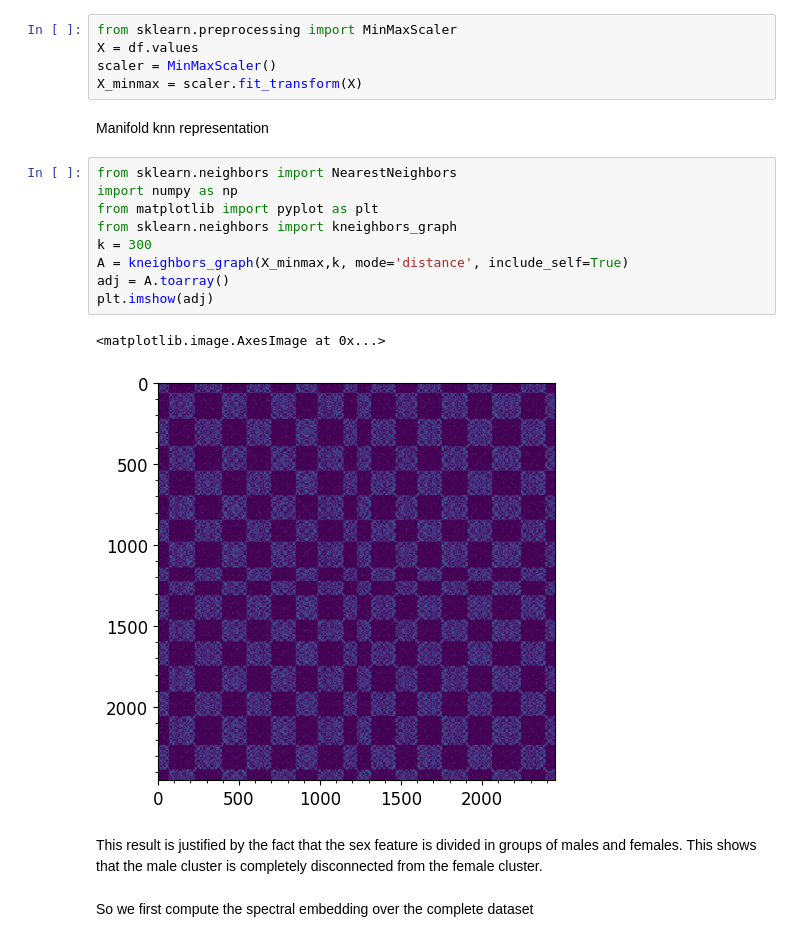
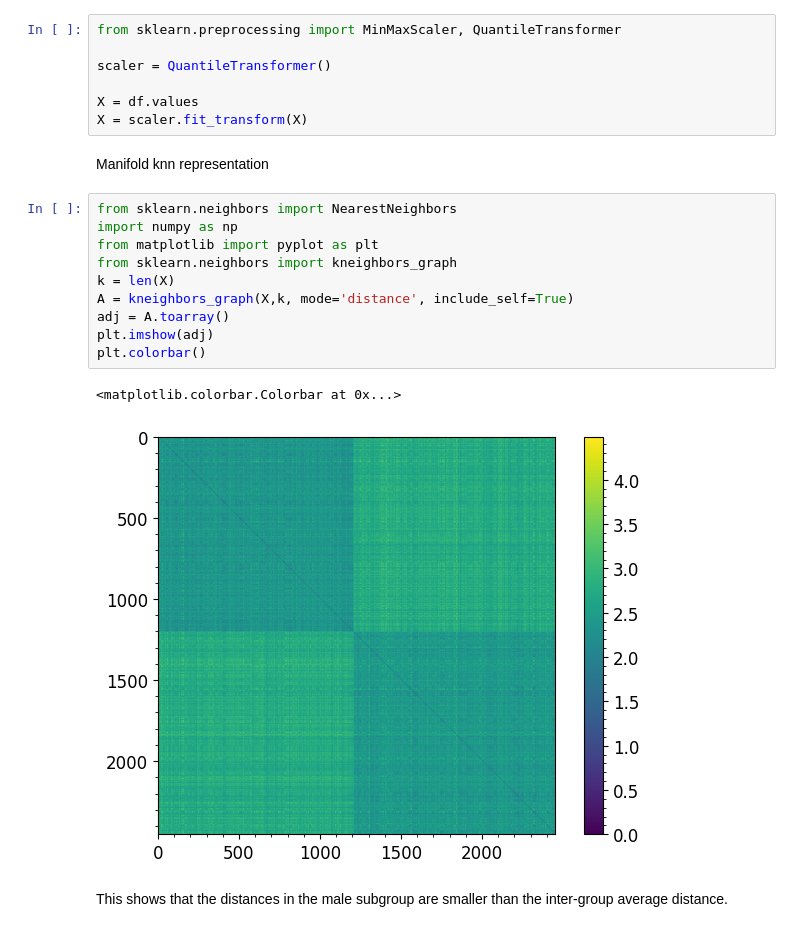
Before and after one commit to djanloo/dynamiting, a Jupyter notebook: mde.ipynb, the cells around one changed output. Cells and saved outputs as stored; diff of their text form.

```diff
--- a/mde.ipynb
+++ b/mde.ipynb
@@ -68,26 +73,27 @@ normalization
 # %%
-from sklearn.preprocessing import MinMaxScaler
+from sklearn.preprocessing import MinMaxScaler, QuantileTransformer
+
+scaler = QuantileTransformer()
+
 X = df.values
-scaler = MinMaxScaler()
-X_minmax = scaler.fit_transform(X)
+X = scaler.fit_transform(X)
 # %% [markdown]
 Manifold knn representation
 # %%
 from sklearn.neighbors import NearestNeighbors
 import numpy as np
 from matplotlib import pyplot as plt
 from sklearn.neighbors import kneighbors_graph
-k = 300
-A = kneighbors_graph(X_minmax,k, mode='distance', include_self=True)
+k = len(X)
+A = kneighbors_graph(X,k, mode='distance', include_self=True)
 adj = A.toarray()
 plt.imshow(adj)
+plt.colorbar()
 # %% [output]
-<matplotlib.image.AxesImage at 0x...>
+<matplotlib.colorbar.Colorbar at 0x...>
-[figure, old version]
+[figure, new version]
-# %% [markdown]
-This result is justified by the fact that the sex feature is divided in groups of males and females. This shows that the male cluster is completely disconnected from the female cluster.
-# %% [markdown]
-So we first compute the spectral embedding over the complete dataset
+# %% [markdown]
+This shows that the distances in the male subgroup are smaller than the inter-group average distance.
 # %%
 from sklearn.manifold import spectral_embedding
 points = spectral_embedding(adj,
```
Also changed, not shown: parts of 19 cells of this notebook, 2 other files.
